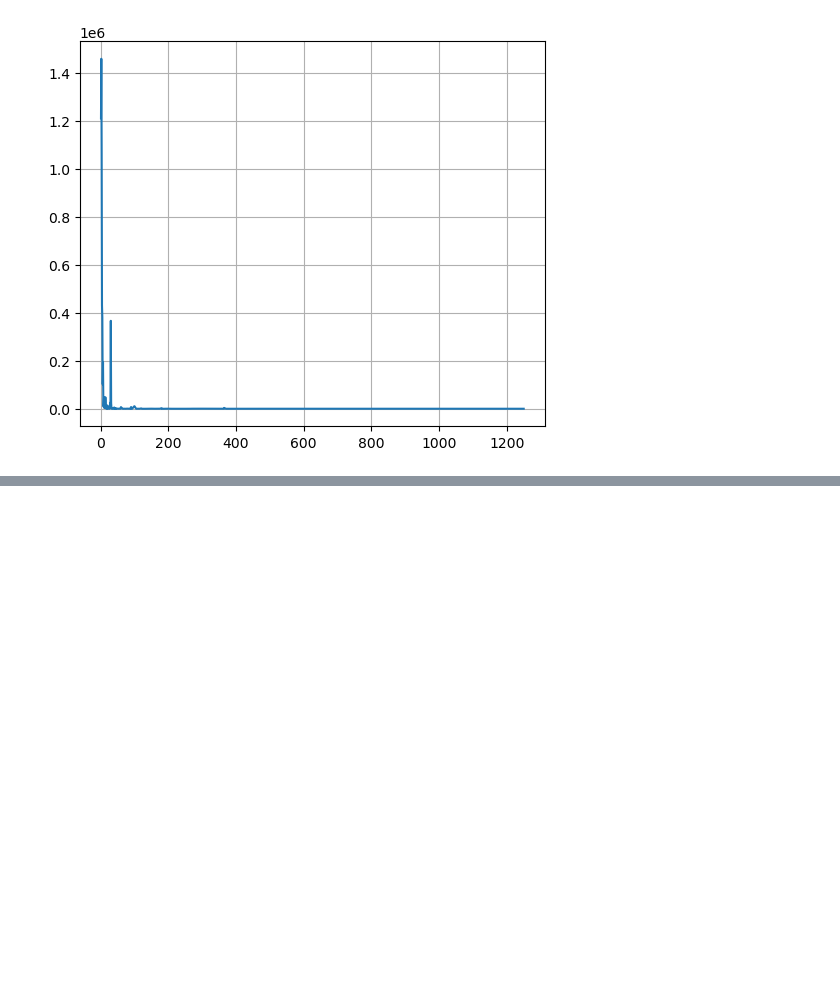
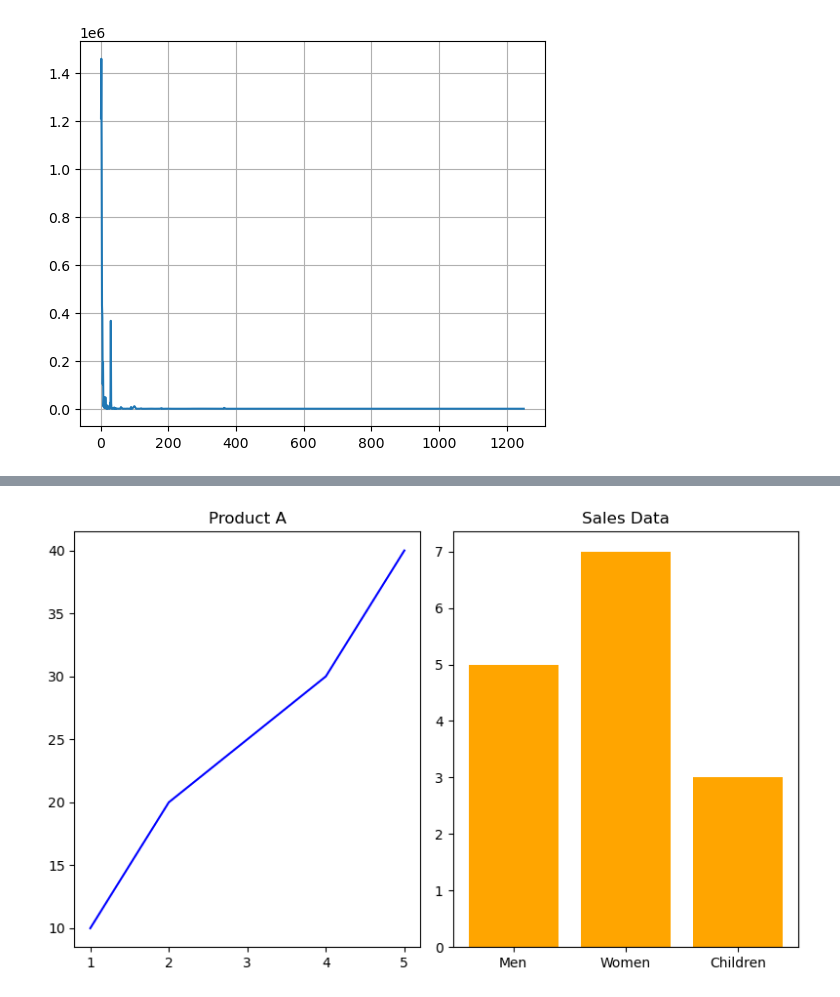
Before and after one commit to Maxwellken/my_assignment-, a Jupyter notebook: matplots.ipynb, the cells around one changed output, grey strips where cells are left out. Drawn from its saved outputs; the diff is of its cells as text; code cells hidden in the pictures; blank space fills up the shorter version.

```diff
--- a/matplots.ipynb
+++ b/matplots.ipynb
@@ -174,0 +182,22 @@ plt.show()
+# %%
+from matplotlib import cm
+
+# Sample data
+x = [1, 2, 3, 4, 5]
+y1 = [10, 20, 25, 30, 40]
+categories = ['Men', 'Women', 'Children']
+values = [5, 7, 3]
+# %%
+
+# Create subplots
+fig, axes = plt.subplots(1, 2, figsize=(8, 5))  # 1 row, 2 columns
+axes[0].plot(x, y1, color="blue")
+axes[0].set_title("Product A")
+
+axes[1].bar(categories, values, color="orange")
+axes[1].set_title("Sales Data")
+
+plt.tight_layout()  # Avoids overlapping
+plt.show()
+# %% [output]
+[figure, added]
```
Also changed, not shown: parts of 9 cells of this notebook.
